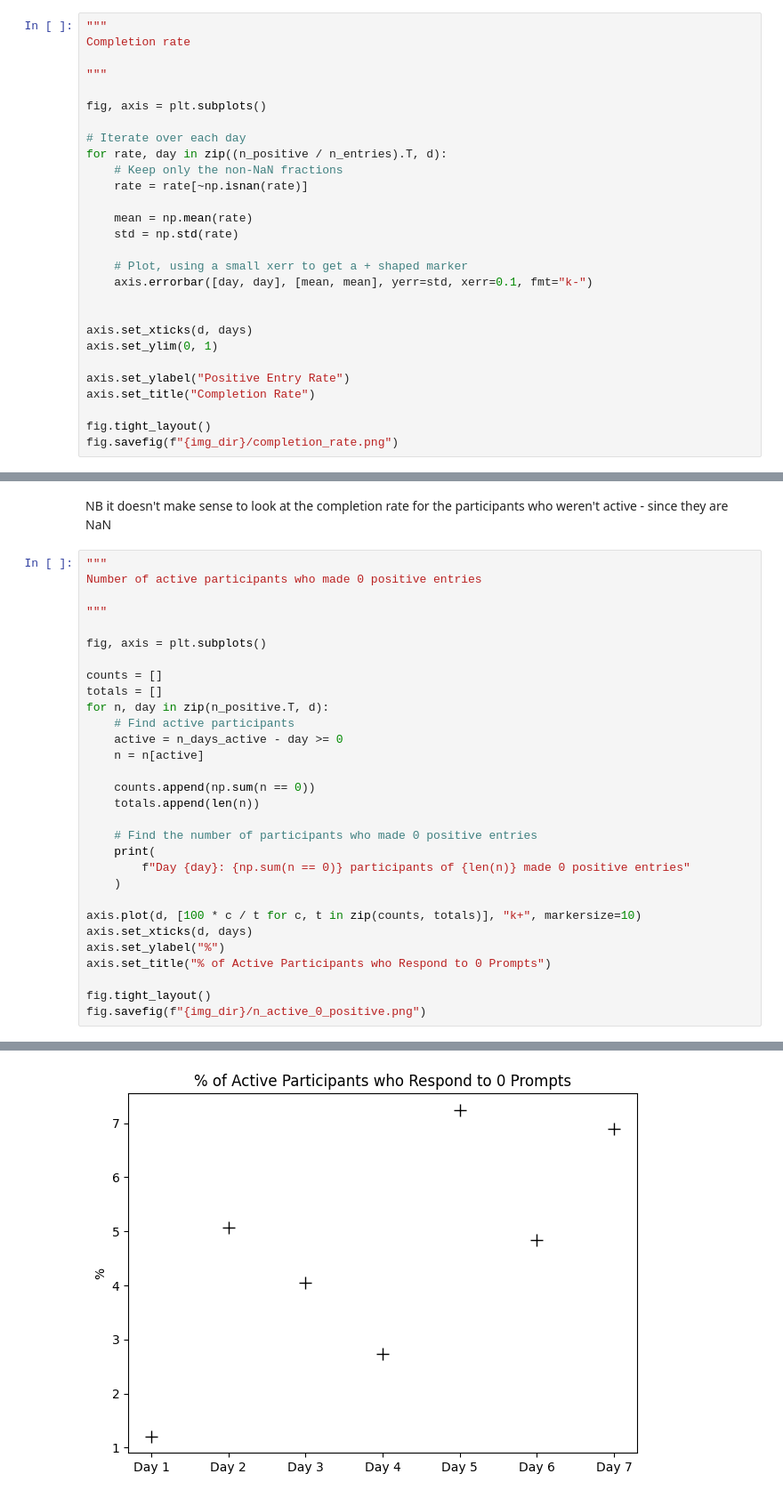
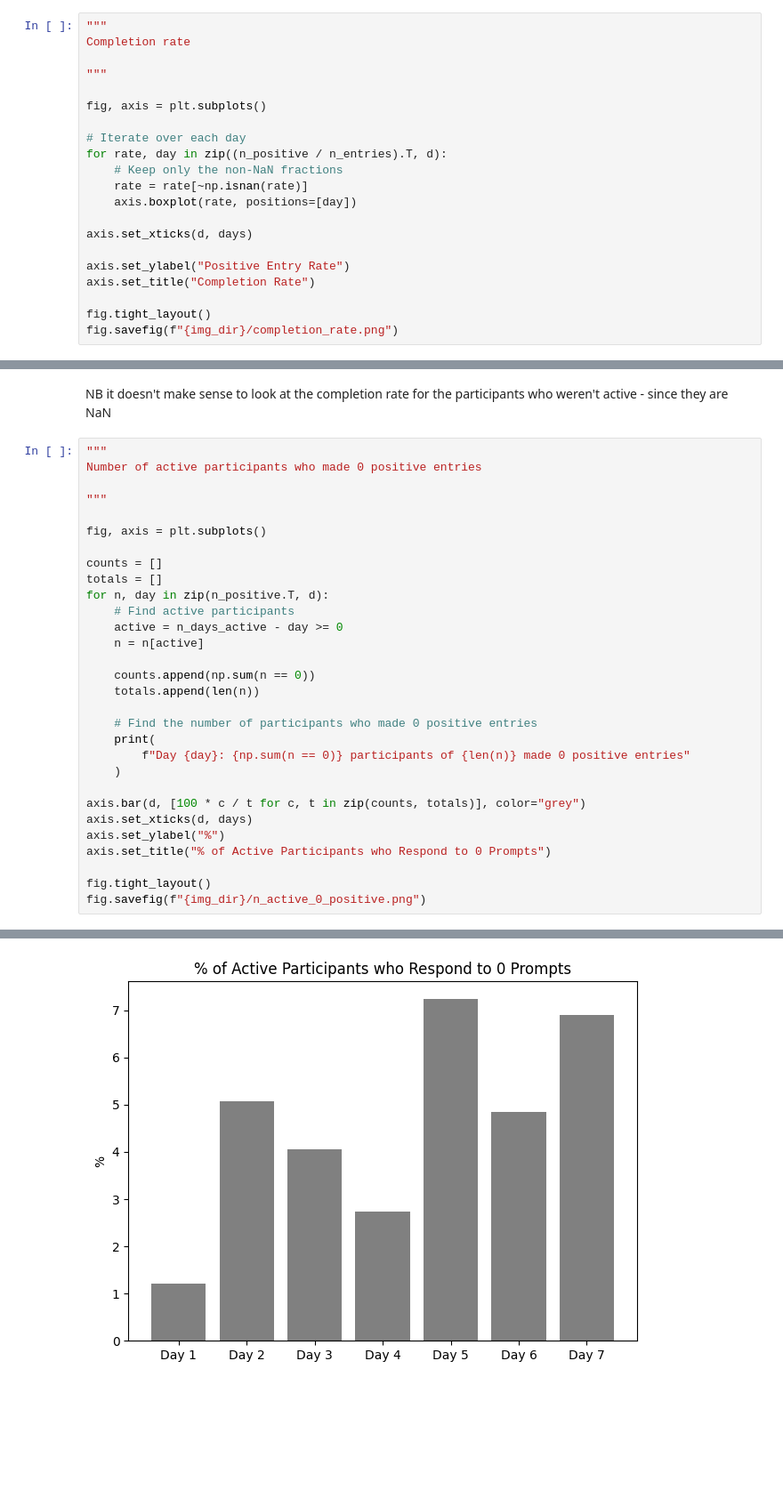
Before and after one commit to JGIBristol/seaco_smartwatch_paper, a Jupyter notebook: quantitative.ipynb, the cells around one changed output, grey strips where cells are left out. Shown: that part at 89% size. Cells and saved outputs as stored; diff of their text form; blank space fills up the shorter version.

Commit message:
replace scatter plots with boxplots for completion rate

```diff
--- a/quantitative.ipynb
+++ b/quantitative.ipynb
@@ -315,16 +315,9 @@ fig, axis = plt.subplots()
 for rate, day in zip((n_positive / n_entries).T, d):
     # Keep only the non-NaN fractions
     rate = rate[~np.isnan(rate)]
-
-    mean = np.mean(rate)
-    std = np.std(rate)
-
-    # Plot, using a small xerr to get a + shaped marker
-    axis.errorbar([day, day], [mean, mean], yerr=std, xerr=0.1, fmt="k-")
-
+    axis.boxplot(rate, positions=[day])
 
 axis.set_xticks(d, days)
-axis.set_ylim(0, 1)
 
 axis.set_ylabel("Positive Entry Rate")
 axis.set_title("Completion Rate")
@@ -345,35 +338,35 @@ fig, axis = plt.subplots()
 
 counts = []
 totals = []
 for n, day in zip(n_positive.T, d):
     # Find active participants
     active = n_days_active - day >= 0
     n = n[active]
 
     counts.append(np.sum(n == 0))
     totals.append(len(n))
 
     # Find the number of participants who made 0 positive entries
     print(
         f"Day {day}: {np.sum(n == 0)} participants of {len(n)} made 0 positive entries"
     )
 
-axis.plot(d, [100 * c / t for c, t in zip(counts, totals)], "k+", markersize=10)
+axis.bar(d, [100 * c / t for c, t in zip(counts, totals)], color="grey")
 axis.set_xticks(d, days)
 axis.set_ylabel("%")
 axis.set_title("% of Active Participants who Respond to 0 Prompts")
 
 fig.tight_layout()
 fig.savefig(f"{img_dir}/n_active_0_positive.png")
 # %% [output]
 Day 1: 1 participants of 83 made 0 positive entries
 Day 2: 4 participants of 79 made 0 positive entries
 Day 3: 3 participants of 74 made 0 positive entries
 Day 4: 2 participants of 73 made 0 positive entries
 Day 5: 5 participants of 69 made 0 positive entries
 Day 6: 3 participants of 62 made 0 positive entries
 Day 7: 4 participants of 58 made 0 positive entries
-[figure, old version]
+[figure, new version]
 # %%
 """
 Completion rate, removing the participants who made 0 positive entries
```
Also changed, not shown: parts of 2 cells of this notebook.
